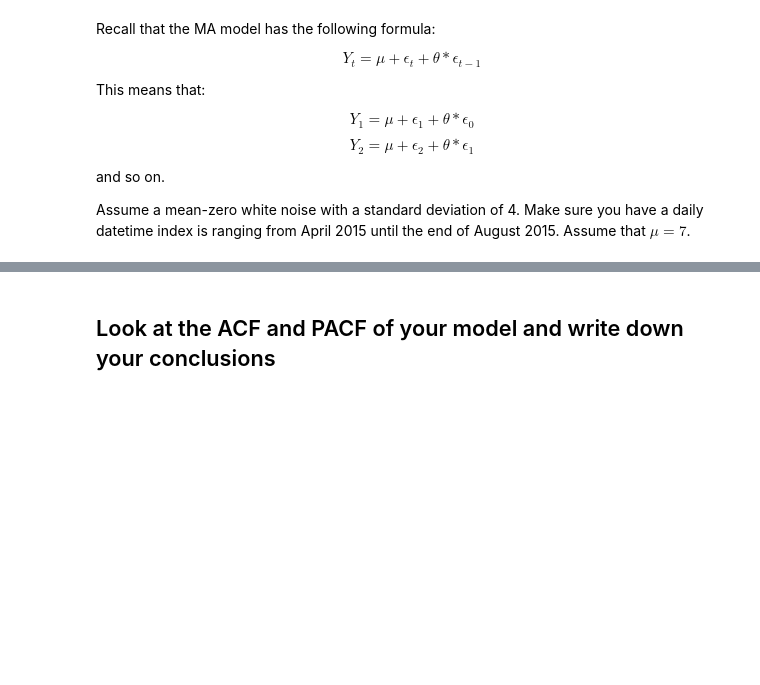
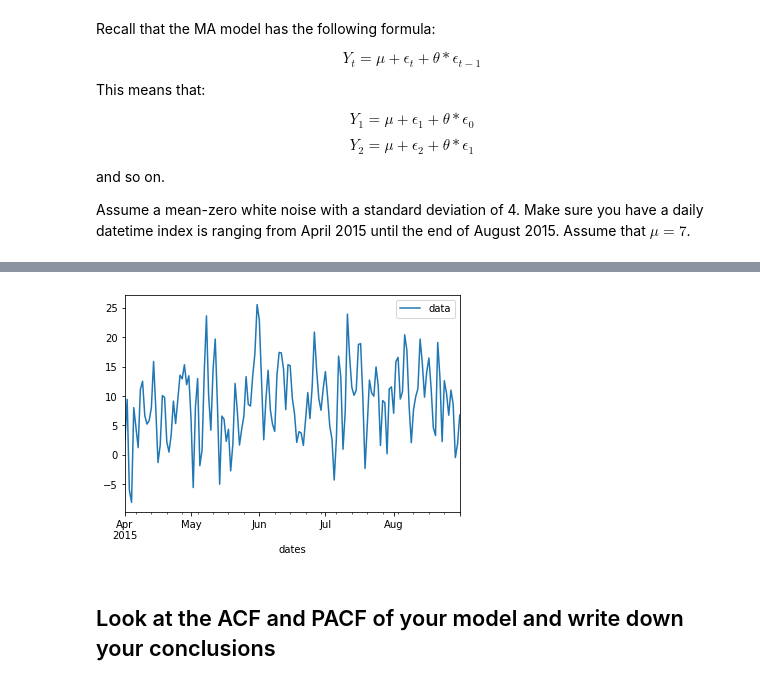
Before and after one commit to eannefawcett/dsc-arma-models-lab-online-ds-pt-081219, a Jupyter notebook: index.ipynb, the cells around one changed output, grey strips where cells are left out. Drawn from its saved outputs; the diff is of its cells as text; code cells hidden in the pictures; blank space fills up the shorter version.

```diff
--- a/index.ipynb
+++ b/index.ipynb
@@ -134,9 +138,13 @@ Assume a mean-zero white noise with a standard deviation of 4. Make sure you hav
 np.random.seed(1234)
 
 # create a series with the specified dates
-
-
+dates = pd.date_range(start=('2015-04-01'), end=('2015-08-31'), freq='D')
+error = [gauss(0, 4) for i in range(0, len(dates)+1)]
 # store the parameters
-
-
+mu = 7
+theta = 0.9
 #generate the time series
+ma_data = []
+for x in range(1, len(error)):
+    ma_data.append(mu+error[x]+theta+error[x-1])
+ma_data
@@ -145,3 +169,13 @@ np.random.seed(1234)
+# %%
+# Plot the time series
+data = pd.DataFrame()
+data['dates'] = dates
+data['data'] = ma_data
+data.index = pd.DatetimeIndex(data=data['dates'])
+data = data.drop('dates', axis=1)
+data.plot();
+# %% [output]
+[figure, added]
 # %% [markdown]
 ## Look at the ACF and PACF of your model and write down your conclusions
 # %%
```
Also changed, not shown: parts of 14 cells of this notebook.
